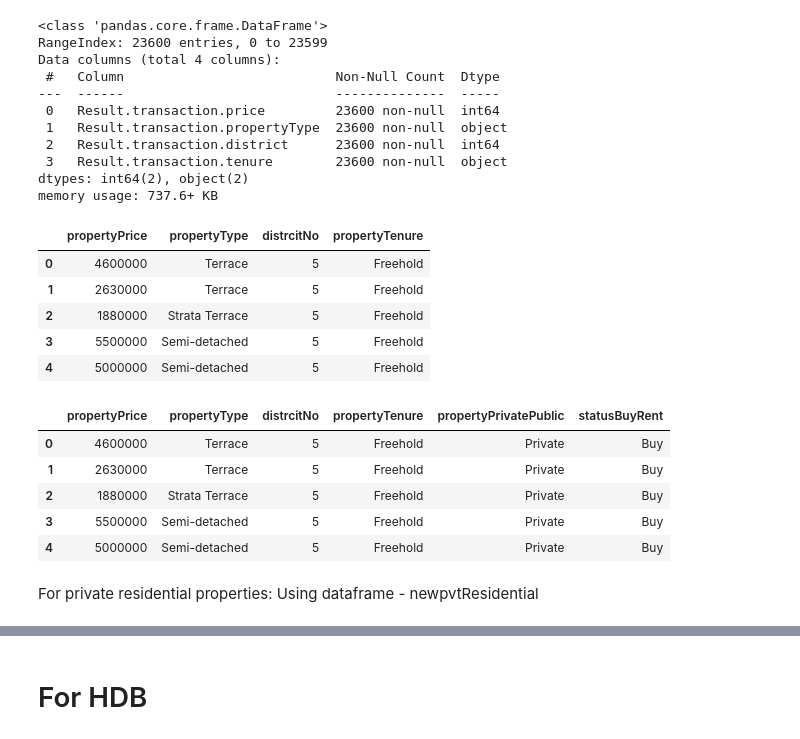
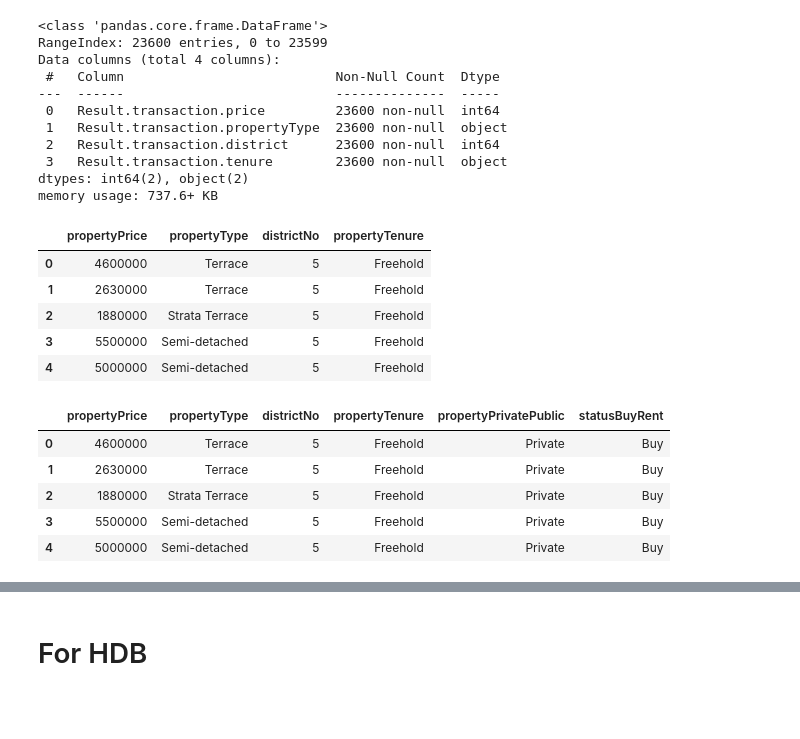
Before and after one commit to Adhvait2000/HomeSearch-Website, a Jupyter notebook: backend/NewDatasets.ipynb, the cells around one changed output, grey strips where cells are left out. Cells and saved outputs as stored; diff of their text form; code cells hidden in the pictures; blank space fills up the shorter version.

```diff
--- a/backend/NewDatasets.ipynb
+++ b/backend/NewDatasets.ipynb
@@ -60,13 +61,13 @@ memory usage: 737.6+ KB
 # %%
 #Renaming the columns
 
 newpvtResidential.rename(columns = {'Result.transaction.price':'propertyPrice'}, inplace = True)
 newpvtResidential.rename(columns = {'Result.transaction.propertyType':'propertyType'}, inplace = True)
 newpvtResidential.rename(columns = {'Result.transaction.tenure':'propertyTenure'}, inplace = True)
-newpvtResidential.rename(columns = {'Result.transaction.district':'distrcitNo'}, inplace = True)
+newpvtResidential.rename(columns = {'Result.transaction.district':'districtNo'}, inplace = True)
 newpvtResidential.head()
 # %% [output]
-|  | propertyPrice | propertyType | distrcitNo | propertyTenure |
+|  | propertyPrice | propertyType | districtNo | propertyTenure |
 | 0 | 4600000 | Terrace | 5 | Freehold |
 | 1 | 2630000 | Terrace | 5 | Freehold |
 | 2 | 1880000 | Strata Terrace | 5 | Freehold |
@@ -81,11 +82,9 @@ newpvtResidential.insert(5, 'statusBuyRent', 'Buy')
 
 newpvtResidential.head()
 # %% [output]
-|  | propertyPrice | propertyType | distrcitNo | propertyTenure | propertyPrivatePublic | statusBuyRent |
+|  | propertyPrice | propertyType | districtNo | propertyTenure | propertyPrivatePublic | statusBuyRent |
 | 0 | 4600000 | Terrace | 5 | Freehold | Private | Buy |
 | 1 | 2630000 | Terrace | 5 | Freehold | Private | Buy |
 | 2 | 1880000 | Strata Terrace | 5 | Freehold | Private | Buy |
 | 3 | 5500000 | Semi-detached | 5 | Freehold | Private | Buy |
 | 4 | 5000000 | Semi-detached | 5 | Freehold | Private | Buy |
-# %% [markdown]
-For private residential properties: Using dataframe - newpvtResidential
```
Also changed, not shown: parts of 21 cells of this notebook.
